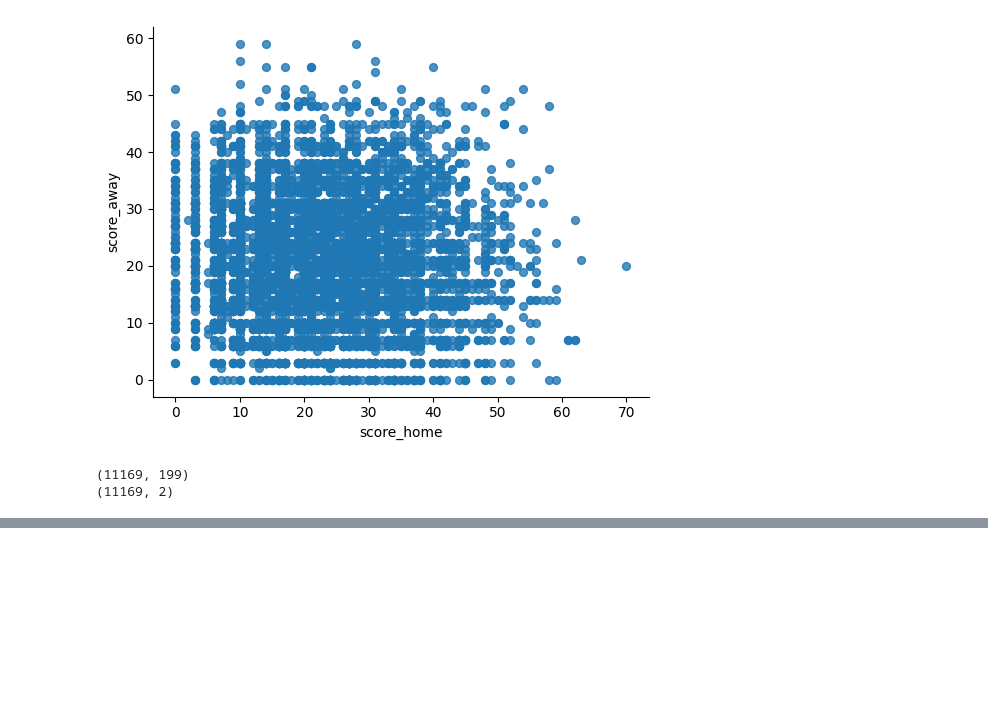
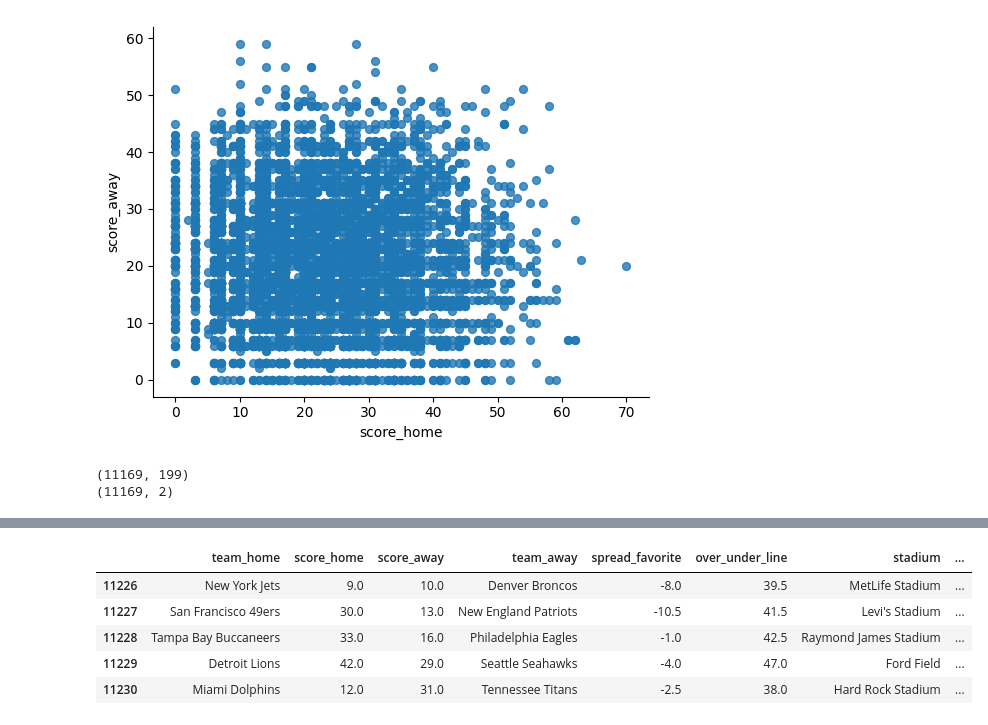
Before and after one commit to adilonam/nfl-game-prediction, a Jupyter notebook: nfl_game_prediction.ipynb, the cells around one changed output, grey strips where cells are left out. Saved outputs shown, nothing was run; the diff lists cells and outputs as text; code cells hidden in the pictures; blank space fills up the shorter version.

```diff
--- a/nfl_game_prediction.ipynb
+++ b/nfl_game_prediction.ipynb
@@ -165,0 +165,9 @@ Test MSE: 90.76
+# %%
+df.tail(5)
+# %% [output]
+|  | team_home | score_home | score_away | team_away | spread_favorite | over_under_line | stadium | ... |
+| 11226 | New York Jets | 9.0 | 10.0 | Denver Broncos | -8.0 | 39.5 | MetLife Stadium | ... |
+| 11227 | San Francisco 49ers | 30.0 | 13.0 | New England Patriots | -10.5 | 41.5 | Levi's Stadium | ... |
+| 11228 | Tampa Bay Buccaneers | 33.0 | 16.0 | Philadelphia Eagles | -1.0 | 42.5 | Raymond James Stadium | ... |
+| 11229 | Detroit Lions | 42.0 | 29.0 | Seattle Seahawks | -4.0 | 47.0 | Ford Field | ... |
+| 11230 | Miami Dolphins | 12.0 | 31.0 | Tennessee Titans | -2.5 | 38.0 | Hard Rock Stadium | ... |
```
Also changed, not shown: parts of 4 cells of this notebook.
